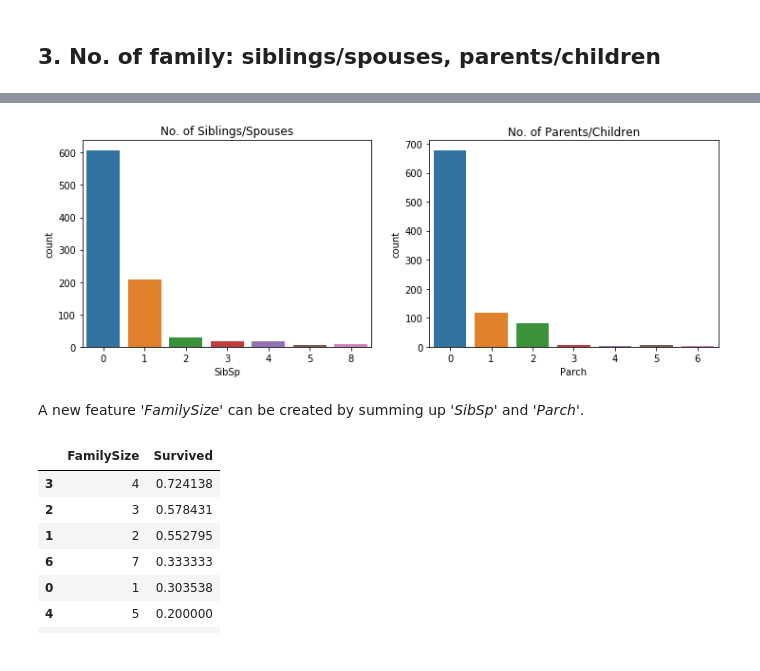
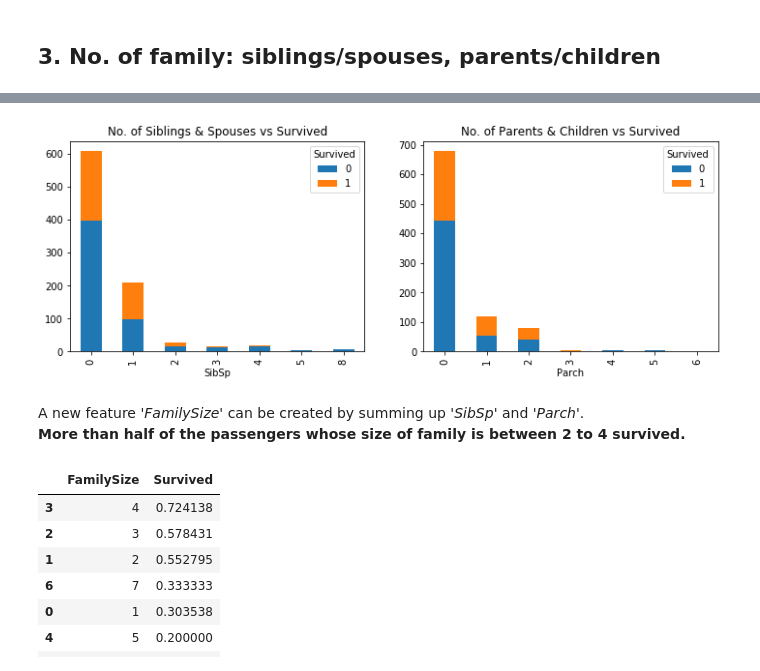
Before and after one commit to Shenghao1993/kaggle-titanic-survival-classification, a Jupyter notebook: Titanic by Shenghao.ipynb, the cells around one changed output, grey strips where cells are left out. Saved outputs shown, nothing was run; the diff lists cells and outputs as text; code cells hidden in the pictures.

```diff
--- a/Titanic by Shenghao.ipynb
+++ b/Titanic by Shenghao.ipynb
@@ -102,14 +141,14 @@ It can be observed that most of the passengers have fewer than 2 siblings/spouse
 # %%
-f, ax=plt.subplots(1, 2, figsize=(12, 4))
-sns.countplot('SibSp', data=train_df, ax=ax[0])
-ax[0].set_title('No. of Siblings/Spouses')
-sns.countplot('Parch', data=train_df, ax=ax[1])
-ax[1].set_title('No. of Parents/Children')
+f, ax=plt.subplots(1, 2, figsize=(12,4))
+train_df[['Survived', 'SibSp']].pivot_table(index='SibSp', columns='Survived', aggfunc=len).plot(kind='bar', stacked=True, ax=ax[0])
+ax[0].set_title('No. of Siblings & Spouses vs Survived')
+train_df[['Survived', 'Parch']].pivot_table(index='Parch', columns='Survived', aggfunc=len).plot(kind='bar', stacked=True, ax=ax[1])
+ax[1].set_title('No. of Parents & Children vs Survived')
 plt.show()
 # %% [output]
-[figure, old version]
+[figure, new version]
 # %% [markdown]
-A new feature <i>'FamilySize'</i> can be created by summing up <i>'SibSp'</i> and <i>'Parch'</i>.
+A new feature <i>'FamilySize'</i> can be created by summing up <i>'SibSp'</i> and <i>'Parch'</i>.<br/><b>More than half of the passengers whose size of family is between 2 to 4 survived.</b>
 # %%
 train_df['FamilySize'] = train_df['SibSp'] + train_df['Parch'] + 1
 train_df[['FamilySize', 'Survived']].groupby(['FamilySize'], as_index=False).mean().sort_values(by='Survived', ascending=False)
```
Also changed, not shown: parts of 24 cells of this notebook, 1 other file.
